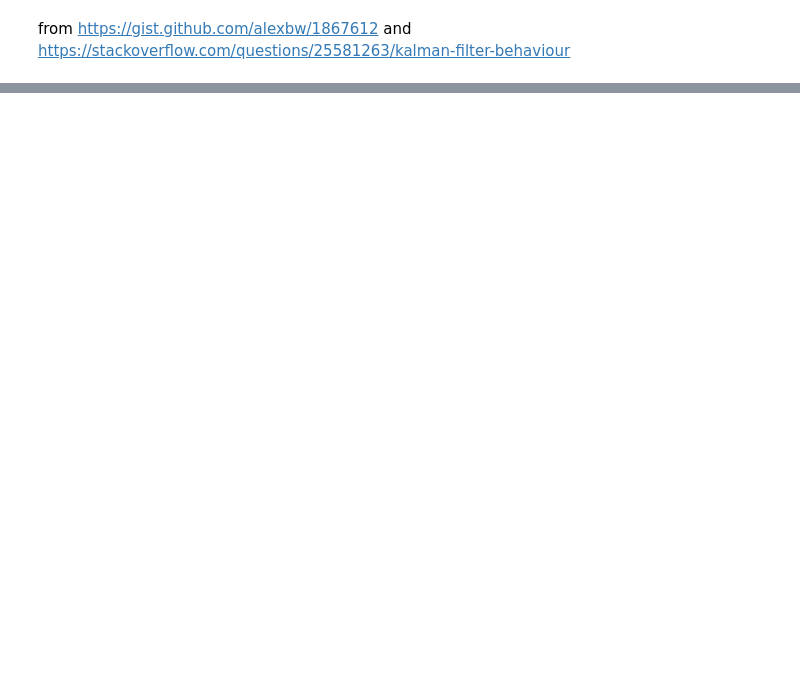
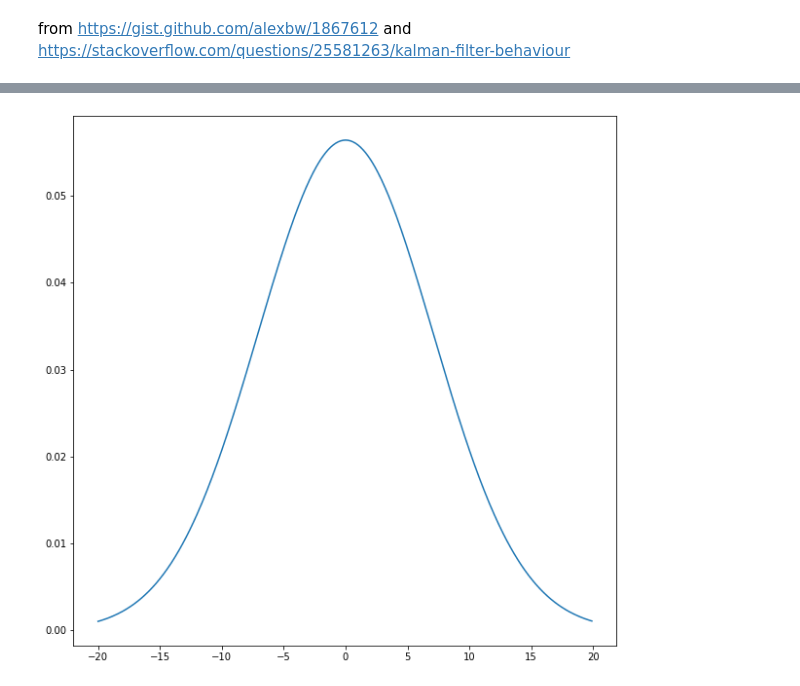
Before and after one commit to jacopomaroli/algorithms, a Jupyter notebook: kalman filter.ipynb, the cells around one changed output, grey strips where cells are left out. Drawn from its saved outputs; the diff is of its cells as text; code cells hidden in the pictures; blank space fills up the shorter version.

```diff
--- a/kalman filter.ipynb
+++ b/kalman filter.ipynb
@@ -6,3 +7,26 @@ import numpy as np
+# %%
+# gaussian function
+def gaussian(mu, sigma2, x):
+    ''' f takes in a mean and squared variance, and an input x
+       and returns the gaussian value.'''
+    coefficient = 1.0 / sqrt(2.0 * pi * sigma2)
+    exponential = exp(-0.5 * (x-mu) ** 2 / sigma2)
+    return coefficient * exponential
+
+# gaussian function
+def gaussian2(mu, sigma2):
+    ''' f takes in a mean and squared variance, and an input x
+       and returns the gaussian value.'''
+    coefficient = 1.0 / sqrt(2.0 * pi * sigma2)
+    exponential = exp(-0.5 * (mu) ** 2 / sigma2)
+    return coefficient * exponential
+
+def gaussian_plot(mu, sigma2):
+    x_axis = np.arange(-20, 20, 0.1)
+    g = []
+    for x in x_axis:
+        g.append(gaussian(mu, sigma2, x))
+    plt.plot(x_axis, g)
 # %%
 Q=0
 R=0
@@ -115,0 +134,4 @@ plt.show()
+# %%
+gaussian_plot(0, 50)
+# %% [output]
+[figure, added]
```
Also changed, not shown: parts of 8 cells of this notebook, 2 other files.
